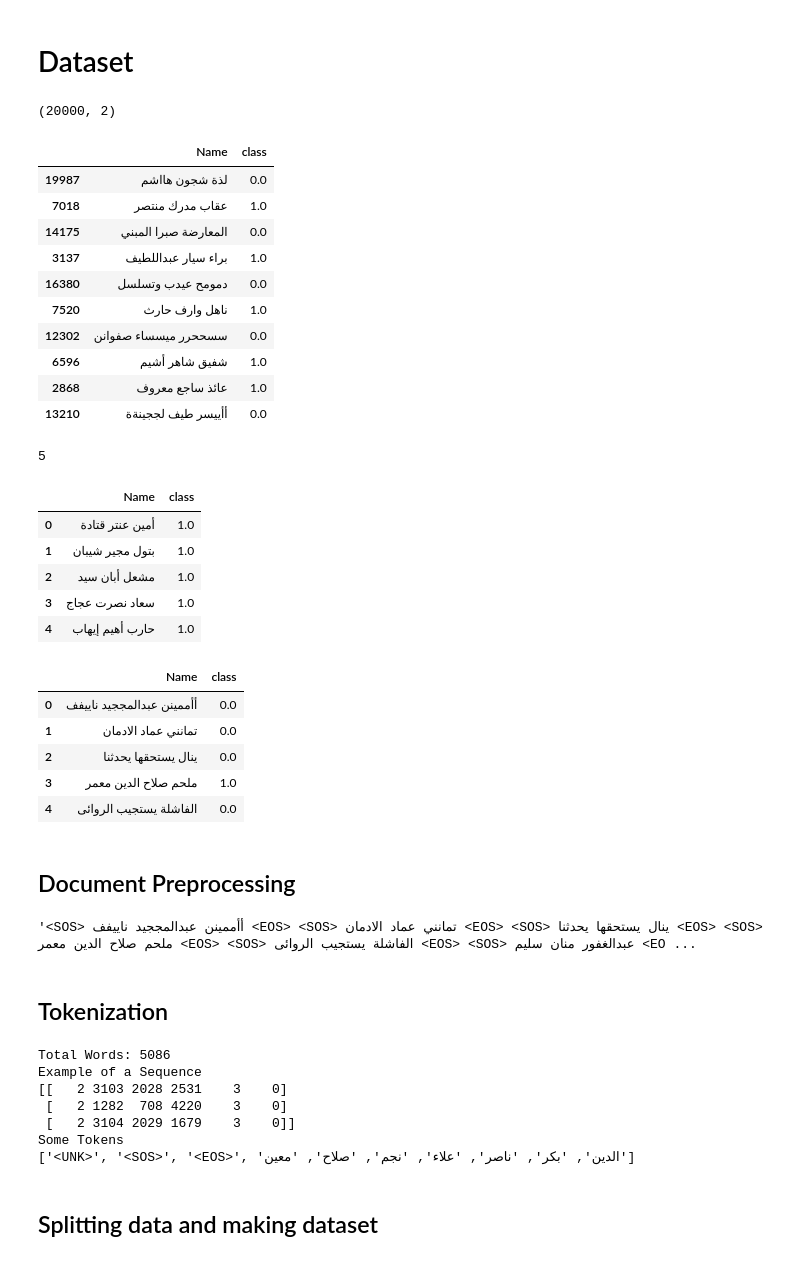
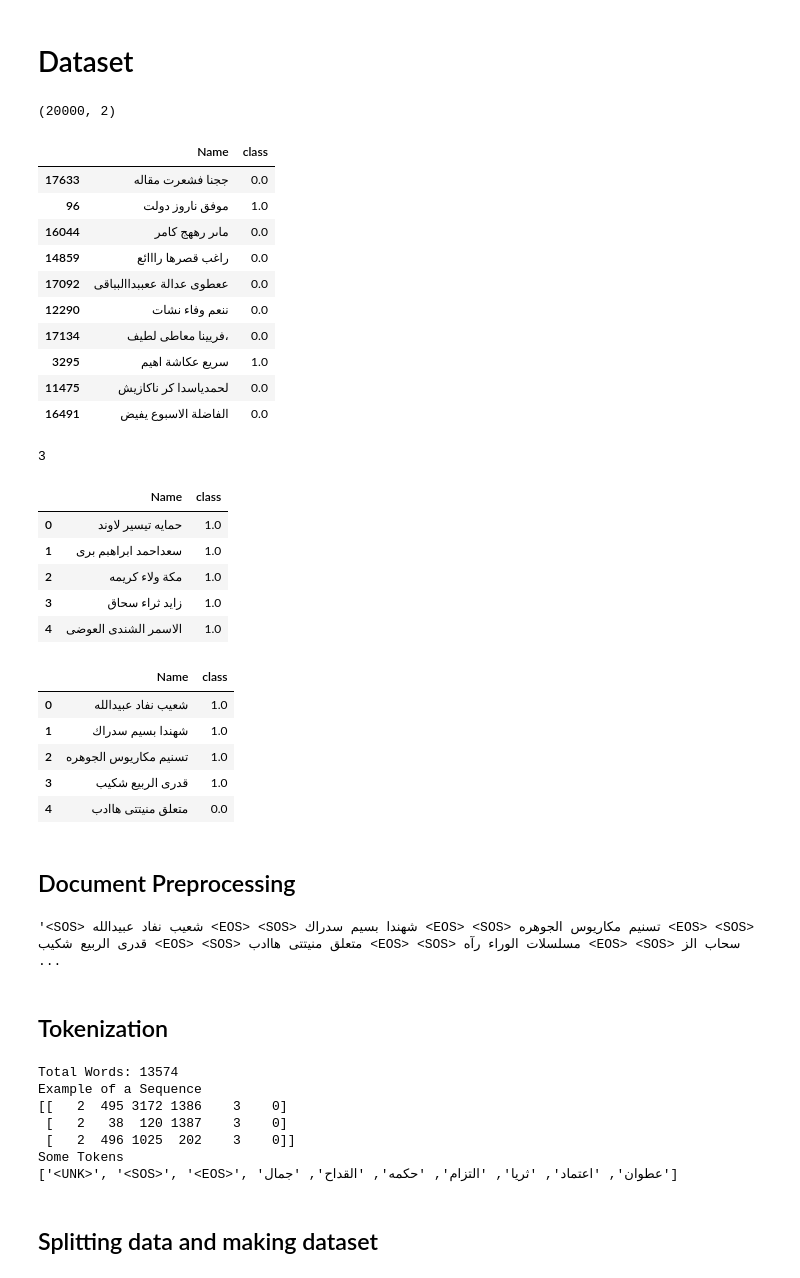
Before and after one commit to moaaztaha/Arabic-Name-Identification, a Jupyter notebook: base_model.ipynb, the cells around one changed output. Drawn from its saved outputs; the diff is of its cells as text; code cells hidden in the pictures.

```diff
--- a/base_model.ipynb
+++ b/base_model.ipynb
@@ -23,46 +24,46 @@ name = 'base'
 # %% [markdown]
 # Dataset
 # %%
-df = pd.read_csv("data/dataset_base.csv")
+df = pd.read_csv(f"data/{name}.csv")
 print(df.shape)
 df.sample(10)
 # %% [output]
 (20000, 2)
 |  | Name | class |
-| 19987 | لذة شجون هااشم | 0.0 |
-| 7018 | عقاب مدرك منتصر | 1.0 |
-| 14175 | المعارضة صبرا المبني | 0.0 |
-| 3137 | براء سيار عبداللطيف | 1.0 |
-| 16380 | دمومح عيدب وتسلسل | 0.0 |
-| 7520 | ناهل وارف حارث | 1.0 |
-| 12302 | سسححرر ميسساء صفوانن | 0.0 |
-| 6596 | شفيق شاهر أشيم | 1.0 |
-| 2868 | عائذ ساجع معروف | 1.0 |
-| 13210 | أأييسر طيف لججينةة | 0.0 |
+| 17633 | ججنا فشعرت مقاله | 0.0 |
+| 96 | موفق ناروز دولت | 1.0 |
+| 16044 | ماىر رههج كامر | 0.0 |
+| 14859 | راغب قصرها رااائع | 0.0 |
+| 17092 | ععطوى عدالة ععببداالبباقى | 0.0 |
+| 12290 | ننعم وفاء نشات | 0.0 |
+| 17134 | فريينا معاطى لطيف، | 0.0 |
+| 3295 | سريع عكاشة اهيم | 1.0 |
+| 11475 | لحمدياسدا كر ناكازيش | 0.0 |
+| 16491 | الفاضلة الاسبوع يفيض | 0.0 |
 # %%
 # max number of words per name
 df['Name'].str.split().str.len().max()
 # %% [output]
-5
+3
 # %%
 df.head(5)
 # %% [output]
 |  | Name | class |
-| 0 | أمين عنتر قتادة | 1.0 |
-| 1 | بتول مجير شيبان | 1.0 |
-| 2 | مشعل أبان سيد | 1.0 |
-| 3 | سعاد نصرت عجاج | 1.0 |
-| 4 | حارب أهيم إيهاب | 1.0 |
+| 0 | حمايه تيسير لاوند | 1.0 |
+| 1 | سعداحمد ابراهبم برى | 1.0 |
+| 2 | مكة ولاء كريمه | 1.0 |
+| 3 | زايد ثراء سحاق | 1.0 |
+| 4 | الاسمر الشندى العوضى | 1.0 |
 # %%
 df = df.sample(frac=1).reset_index(drop=True)
 df.head()
 # %% [output]
 |  | Name | class |
-| 0 | أأممينن عبدالمججيد ناييفف | 0.0 |
-| 1 | تمانني عماد الادمان | 0.0 |
-| 2 | ينال يستحقها يحدثنا | 0.0 |
-| 3 | ملحم صلاح الدين معمر | 1.0 |
-| 4 | الفاشلة يستجيب الروائى | 0.0 |
+| 0 | شعيب نفاد عبيدالله | 1.0 |
+| 1 | شهندا بسيم سدراك | 1.0 |
+| 2 | تسنيم مكاريوس الجوهره | 1.0 |
+| 3 | قدرى الربيع شكيب | 1.0 |
+| 4 | متعلق منيتتى هاادب | 0.0 |
 # %% [markdown]
 ## Document Preprocessing
 # %%
@@ -72,7 +73,7 @@ corpus = " ".join(names)
 labels = df['class'].tolist()
 corpus[:1000]
 # %% [output]
-'<SOS> أأممينن عبدالمججيد ناييفف <EOS> <SOS> تمانني عماد الادمان <EOS> <SOS> ينال يستحقها يحدثنا <EOS> <SOS> ملحم صلاح الدين معمر <EOS> <SOS> الفاشلة يستجيب الروائى <EOS> <SOS> عبدالغفور منان سليم <EO ...
+'<SOS> شعيب نفاد عبيدالله <EOS> <SOS> شهندا بسيم سدراك <EOS> <SOS> تسنيم مكاريوس الجوهره <EOS> <SOS> قدرى الربيع شكيب <EOS> <SOS> متعلق منيتتى هاادب <EOS> <SOS> مسلسلات الوراء رآه <EOS> <SOS> سحاب الز ...
 # %% [markdown]
 ## Tokenization
 # %%
@@ -88,13 +89,13 @@ print(x[:3])
 print("Some Tokens")
 print(list(tokenize.word_index)[:10])
 # %% [output]
-Total Words: 5086
+Total Words: 13574
 Example of a Sequence
-[[   2 3103 2028 2531    3    0]
- [   2 1282  708 4220    3    0]
- [   2 3104 2029 1679    3    0]]
+[[   2  495 3172 1386    3    0]
+ [   2   38  120 1387    3    0]
+ [   2  496 1025  202    3    0]]
 Some Tokens
-['<UNK>', '<SOS>', '<EOS>', 'الدين', 'بكر', 'ناصر', 'علاء', 'نجم', 'صلاح', 'معين']
+['<UNK>', '<SOS>', '<EOS>', 'عطوان', 'اعتماد', 'ثريا', 'التزام', 'حكمه', 'القداح', 'جمال']
 # %% [markdown]
 ## Splitting data and making dataset
 # %%
```
Also changed, not shown: parts of 25 cells of this notebook, 37 other files.
